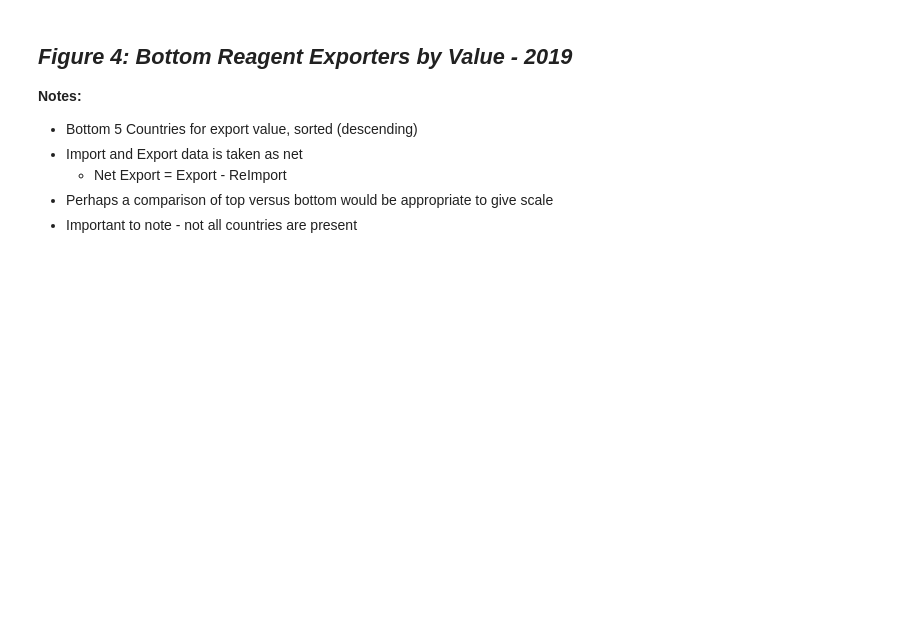
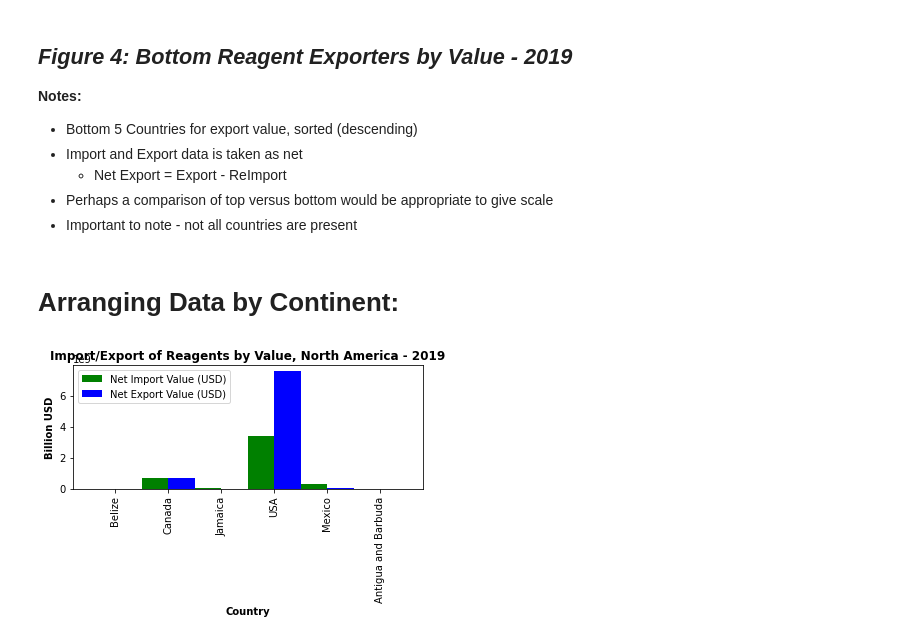
Before and after one commit to J-E-J-S/ReagentDataScraper, a Jupyter notebook: ReagentDataNotebook.ipynb, the cells around one changed output. Cells and saved outputs as stored; diff of their text form; code cells hidden in the pictures; blank space fills up the shorter version.

Commit message:
Data by Continent - updated notebook

```diff
--- a/ReagentDataNotebook.ipynb
+++ b/ReagentDataNotebook.ipynb
@@ -298,3 +301,6 @@ plt.show()
     * Net Export = Export - ReImport
 * Perhaps a comparison of top versus bottom would be appropriate to give scale
 * Important to note - not all countries are present
+# %% [markdown]
+Arranging Data by Continent:
+========================
@@ -300,0 +384,23 @@ plt.show()
+# %%
+%matplotlib inline
+
+countries = NA[0]
+imports = NA[1]
+exports = NA[2]
+
+index = np.arange(len(countries))
+width = 0.50
+
+plt.bar(index, imports, width, color='green', label='Net Import Value (USD)')
+plt.bar(index+width, exports, width, color='blue', label='Net Export Value (USD)')
+plt.title('Import/Export of Reagents by Value, North America - 2019', fontweight='bold')
+
+plt.ylabel('Billion USD', fontweight = 'bold')
+plt.xlabel('Country', fontweight = 'bold')
+plt.xticks(index + width/2, countries, rotation='vertical') # ticks to divide import / export
+plt.legend(loc='best')
+
+plt.tight_layout()
+plt.show()
+# %% [output]
+[figure, added]
```
Also changed, not shown: parts of 19 cells of this notebook, 1 other file.
